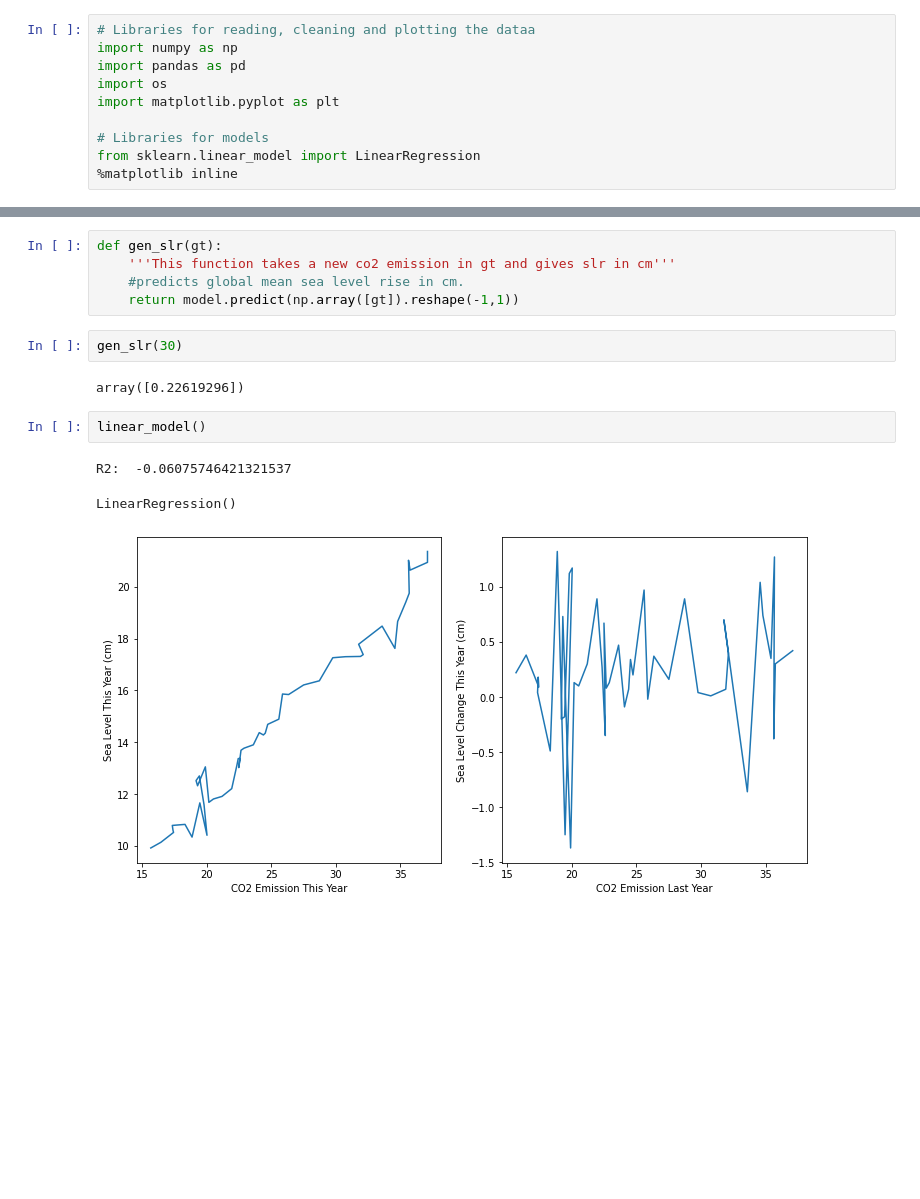
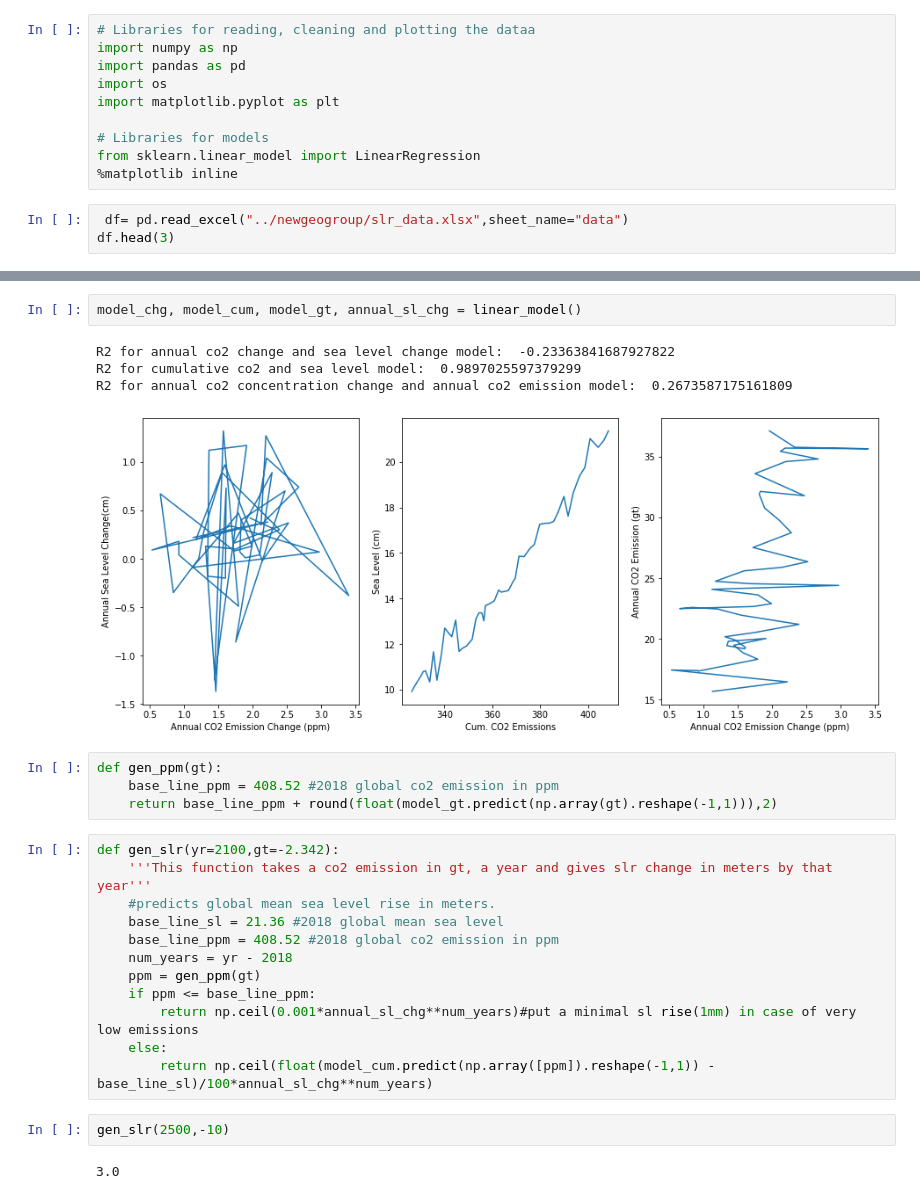
Before and after one commit to blakedallen/geo-viz-group, a Jupyter notebook: model.ipynb, the cells around one changed output, grey strips where cells are left out. Drawn from its saved outputs; the diff is of its cells as text; blank space fills up the shorter version.

Commit message:
updated model

```diff
--- a/model.ipynb
+++ b/model.ipynb
@@ -8,3 +8,6 @@ import matplotlib.pyplot as plt
 # Libraries for models
 from sklearn.linear_model import LinearRegression
 %matplotlib inline
+# %%
+ df= pd.read_excel("../newgeogroup/slr_data.xlsx",sheet_name="data")
+df.head(3)
@@ -57,15 +100,27 @@ R2:  -0.47957766761758647
-# %%
-def gen_slr(gt):
-    '''This function takes a new co2 emission in gt and gives slr in cm'''
-    #predicts global mean sea level rise in cm.
-    return model.predict(np.array([gt]).reshape(-1,1))
-# %%
-gen_slr(30)
-# %% [output]
-array([0.22619296])
-# %%
-linear_model()
-# %% [output]
-R2:  -0.06075746421321537
-LinearRegression()
-[figure, removed]
+# %%
+model_chg, model_cum, model_gt, annual_sl_chg = linear_model()
+# %% [output]
+R2 for annual co2 change and sea level change model:  -0.23363841687927822
+R2 for cumulative co2 and sea level model:  0.9897025597379299
+R2 for annual co2 concentration change and annual co2 emission model:  0.2673587175161809
+[figure, added]
+# %%
+def gen_ppm(gt):
+    base_line_ppm = 408.52 #2018 global co2 emission in ppm
+    return base_line_ppm + round(float(model_gt.predict(np.array(gt).reshape(-1,1))),2)
+# %%
+def gen_slr(yr=2100,gt=-2.342):
+    '''This function takes a co2 emission in gt, a year and gives slr change in meters by that year'''
+    #predicts global mean sea level rise in meters.
+    base_line_sl = 21.36 #2018 global mean sea level
+    base_line_ppm = 408.52 #2018 global co2 emission in ppm
+    num_years = yr - 2018
+    ppm = gen_ppm(gt)
+    if ppm <= base_line_ppm:
+        return np.ceil(0.001*annual_sl_chg**num_years)#put a minimal sl rise(1mm) in case of very low emissions
+    else:
+        return np.ceil(float(model_cum.predict(np.array([ppm]).reshape(-1,1)) - base_line_sl)/100*annual_sl_chg**num_years)
+# %%
+gen_slr(2500,-10)
+# %% [output]
+3.0
```
Also changed, not shown: parts of 4 cells of this notebook.
